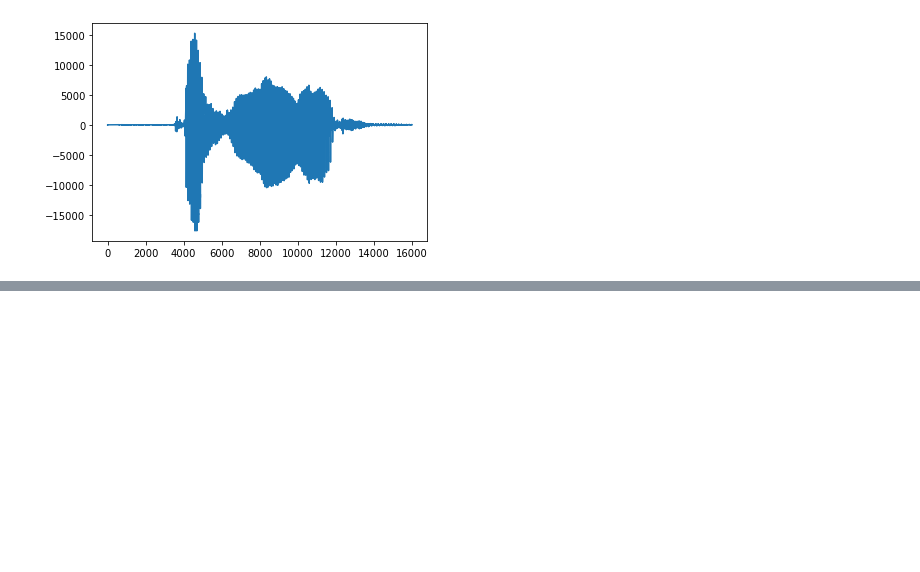
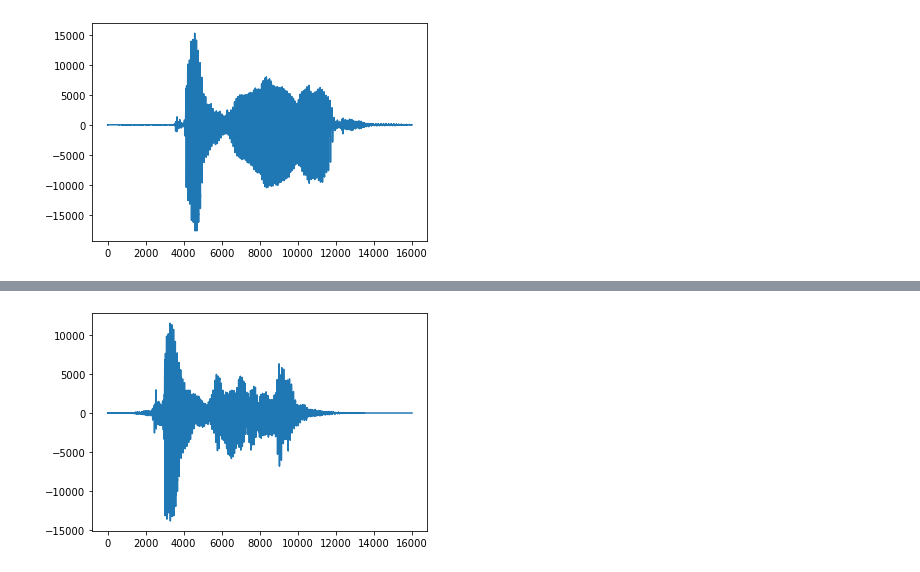
Before and after one commit to fresher96/arabic-speech-commands, a Jupyter notebook: data_augmentation.ipynb, the cells around one changed output, grey strips where cells are left out. Cells and saved outputs as stored; diff of their text form; code cells hidden in the pictures; blank space fills up the shorter version.

```diff
--- a/data_augmentation.ipynb
+++ b/data_augmentation.ipynb
@@ -22,0 +32,7 @@ ipd.Audio(signal, rate=args.signal_sr)
+# %%
+time_shifting = TimeShifting(args.shift_min, args.shift_max)
+shifted_signal = time_shifting(scaled_signal)
+
+plt.plot(shifted_signal)
+ipd.Audio(shifted_signal, rate=args.signal_sr)
+# %% [output]
@@ -23,3 +40,4 @@ ipd.Audio(signal, rate=args.signal_sr)
+[figure, added]
 # %%
 bkg_noise_path = os.path.join(args.data_root, 'background_noise')
 noise_files, noise_probability_distribution = get_noise_files(bkg_noise_path, args.signal_sr)
```
Also changed, not shown: parts of 5 cells of this notebook.
